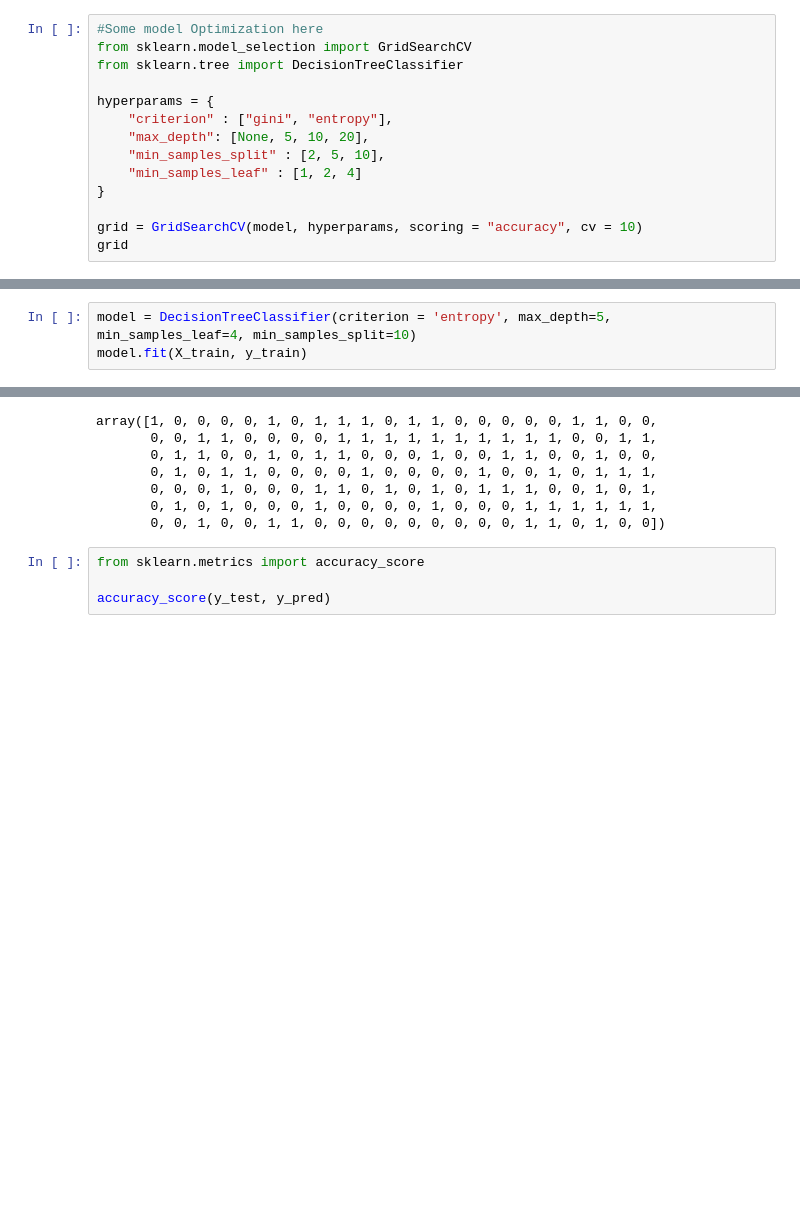
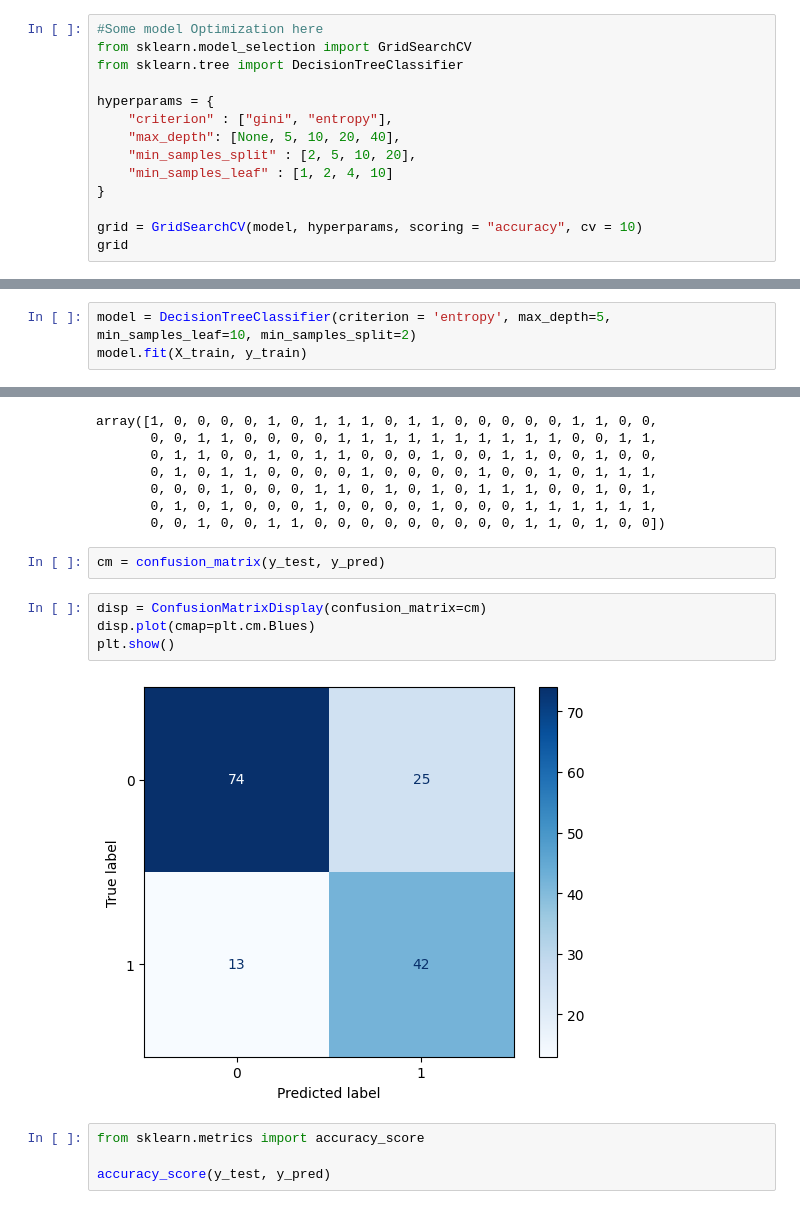
Before and after one commit to drtclem/Decision_Tree, a Jupyter notebook: src/explore_2.ipynb, the cells around one changed output, grey strips where cells are left out. Cells and saved outputs as stored; diff of their text form; blank space fills up the shorter version.

```diff
--- a/src/explore_2.ipynb
+++ b/src/explore_2.ipynb
@@ -337,9 +356,9 @@ from sklearn.tree import DecisionTreeClassifier
 
 hyperparams = {
     "criterion" : ["gini", "entropy"],
-    "max_depth": [None, 5, 10, 20],
-    "min_samples_split" : [2, 5, 10],
-    "min_samples_leaf" : [1, 2, 4]
+    "max_depth": [None, 5, 10, 20, 40],
+    "min_samples_split" : [2, 5, 10, 20],
+    "min_samples_leaf" : [1, 2, 4, 10]
 }
 
 grid = GridSearchCV(model, hyperparams, scoring = "accuracy", cv = 10)
@@ -365,4 +393,4 @@ Best hyperparameters: {'criterion': 'entropy', 'max_depth': 5, 'min_samples_leaf
 # %%
-model = DecisionTreeClassifier(criterion = 'entropy', max_depth=5, min_samples_leaf=4, min_samples_split=10)
+model = DecisionTreeClassifier(criterion = 'entropy', max_depth=5, min_samples_leaf=10, min_samples_split=2)
 model.fit(X_train, y_train)
 # %% [output]
@@ -379,6 +406,14 @@ array([1, 0, 0, 0, 0, 1, 0, 1, 1, 1, 0, 1, 1, 0, 0, 0, 0, 0, 1, 1, 0, 0,
        0, 0, 0, 1, 0, 0, 0, 1, 1, 0, 1, 0, 1, 0, 1, 1, 1, 0, 0, 1, 0, 1,
        0, 1, 0, 1, 0, 0, 0, 1, 0, 0, 0, 0, 1, 0, 0, 0, 1, 1, 1, 1, 1, 1,
        0, 0, 1, 0, 0, 1, 1, 0, 0, 0, 0, 0, 0, 0, 0, 0, 1, 1, 0, 1, 0, 0])
+# %%
+cm = confusion_matrix(y_test, y_pred)
+# %%
+disp = ConfusionMatrixDisplay(confusion_matrix=cm)
+disp.plot(cmap=plt.cm.Blues)
+plt.show()
+# %% [output]
+[figure, added]
 # %%
 from sklearn.metrics import accuracy_score
 
```
Also changed, not shown: parts of 18 cells of this notebook, 1 other file.
